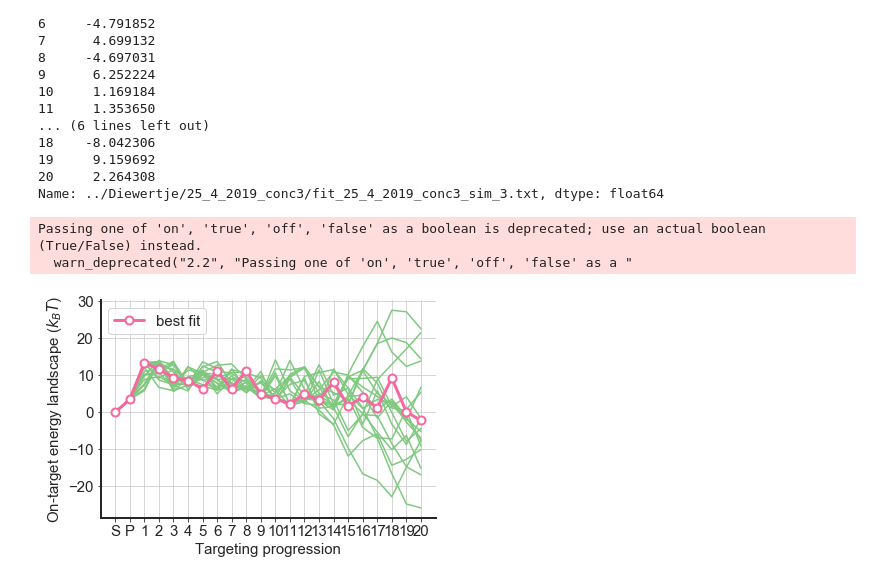
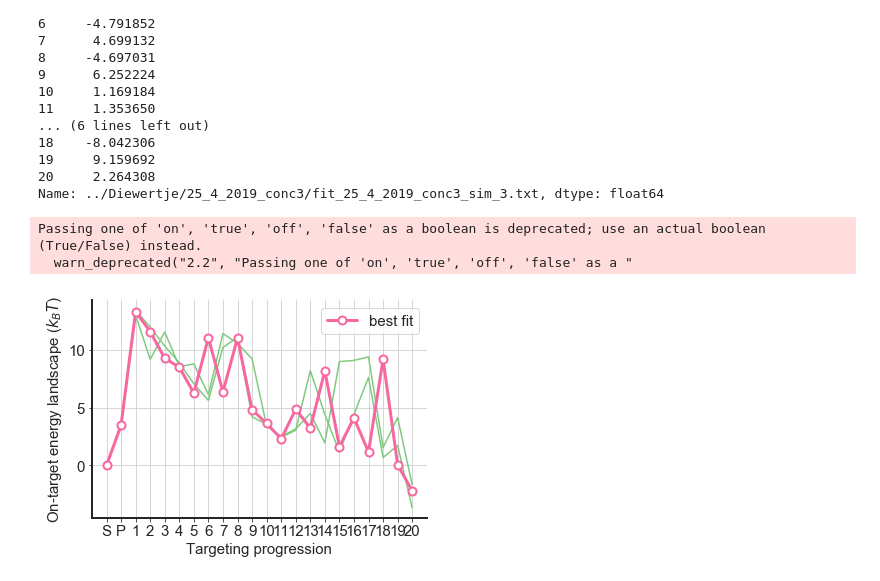
Before and after one commit to martin-depken/Energy-Landscape, a Jupyter notebook: Diewertje/Fixed_Rates_3_Concentrationpoints.ipynb, the cells around one changed output. Saved outputs shown, nothing was run; the diff lists cells and outputs as text; code cells hidden in the pictures.

```diff
--- a/Diewertje/Fixed_Rates_3_Concentrationpoints.ipynb
+++ b/Diewertje/Fixed_Rates_3_Concentrationpoints.ipynb
@@ -48,7 +48,7 @@ no_good = []
 chi_squared = []
 
 #---------- collect simulations ---------------
-for sim in range(1,20):
+for sim in range(1,25):
     sa = pd.read_csv('../Diewertje/25_4_2019_conc3/fit_25_4_2019_conc3_sim_' +str(sim)+'.txt', delimiter='\t', index_col=43)
     filename = '../Diewertje/25_4_2019_conc3/fit_25_4_2019_conc3_sim_' +str(sim) +'.txt'
     chi_squared.append(sa.Potential.iloc[-1])
@@ -170,6 +164,6 @@ The 'normed' kwarg was deprecated in Matplotlib 2.1 and will be removed in 3.1.
 # %%
 # --- make selection ---
-#simset = selected_sims
+simset3 = selected_sims
 
 # --- store resulting fit parameters in a set of Dataframes ---
 matches, mismatches, rates, landscape, free_energy, fast_Rloop = SAfits.process_SA_fits(simset3,41,'fixed_rates')
@@ -200,40 +194,40 @@ Nparams=41
 for filename in simset3:
     parameters = plt_B.load_simm_anneal(filename, Nparams)
     parameters[0]=3.5 # if want to fix epsilon PAM
-    Energy_landscape, FreeEnergy_landscape = FreeEnergy.plot_free_energy_landscape(parameters,model_id,show_plot=False);
+    Energy_landscape, FreeEnergy_landscape = FreeEnergy.plot_free_energy_landscape(parameters,model_id='fixed_rates',show_plot=False);
     plt.plot(np.array(Energy_landscape),color=sns.color_palette()[0])
 lowest_chi_squared = np.array( landscape.loc[best_fit_conc3] )
 
 
 plt.plot(np.array(lowest_chi_squared), color='#f768a1' ,
          marker='o',
          lw=3,
          markersize =8,
          markerfacecolor='white',
          markeredgewidth= 2,
          label='best fit');
 
 LandscapeMED = landscape[landscape.columns[:]].median()
 # plt.plot(np.array(LandscapeMED),color='black' ,
 #          marker='o',
 #          lw=3,
 #          markersize =8,
 #          markerfacecolor='white',
 #          markeredgewidth= 2,
 #          label='median');
 
 plt.legend(fontsize=15,frameon=True)
 plt.xlim(-1,22)
 plt.xticks(list(range(0,22)),['S','P']+list(LandscapeMED.index[2:]),  fontsize=15);
 plt.yticks(fontsize=15);
 plt.xlabel('Targeting progression',fontsize=15)
 plt.ylabel('On-target energy landscape ($k_BT$)',fontsize=15)
 plt.grid('on')
 sns.despine();
 # %% [output]
 Passing one of 'on', 'true', 'off', 'false' as a boolean is deprecated; use an actual boolean (True/False) instead.
   warn_deprecated("2.2", "Passing one of 'on', 'true', 'off', 'false' as a "
-[figure, old version]
+[figure, new version]
 # %%
 # ---- show fluctuations in parameter sets ---
 # THIS IS THE RESULT
```
Also changed, not shown: parts of 42 cells of this notebook, 36 other files.
